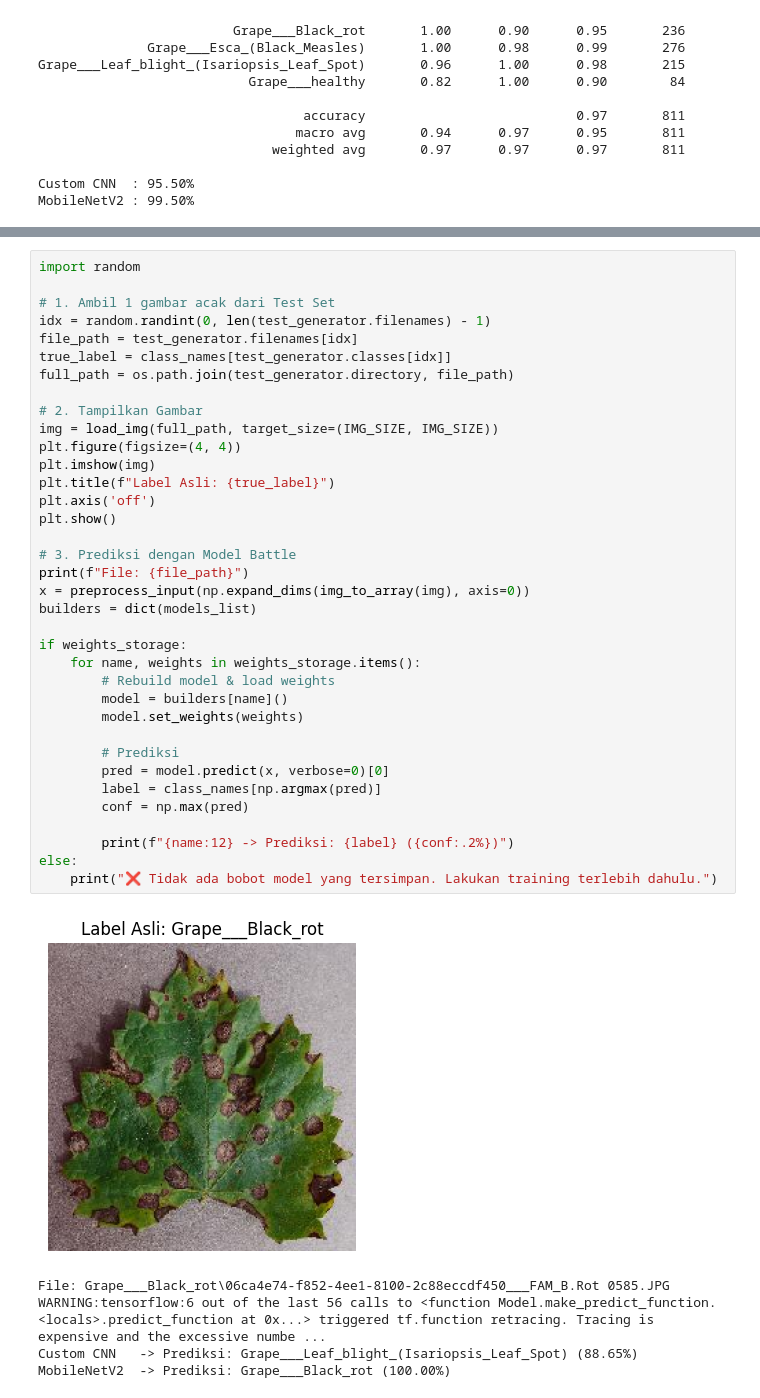
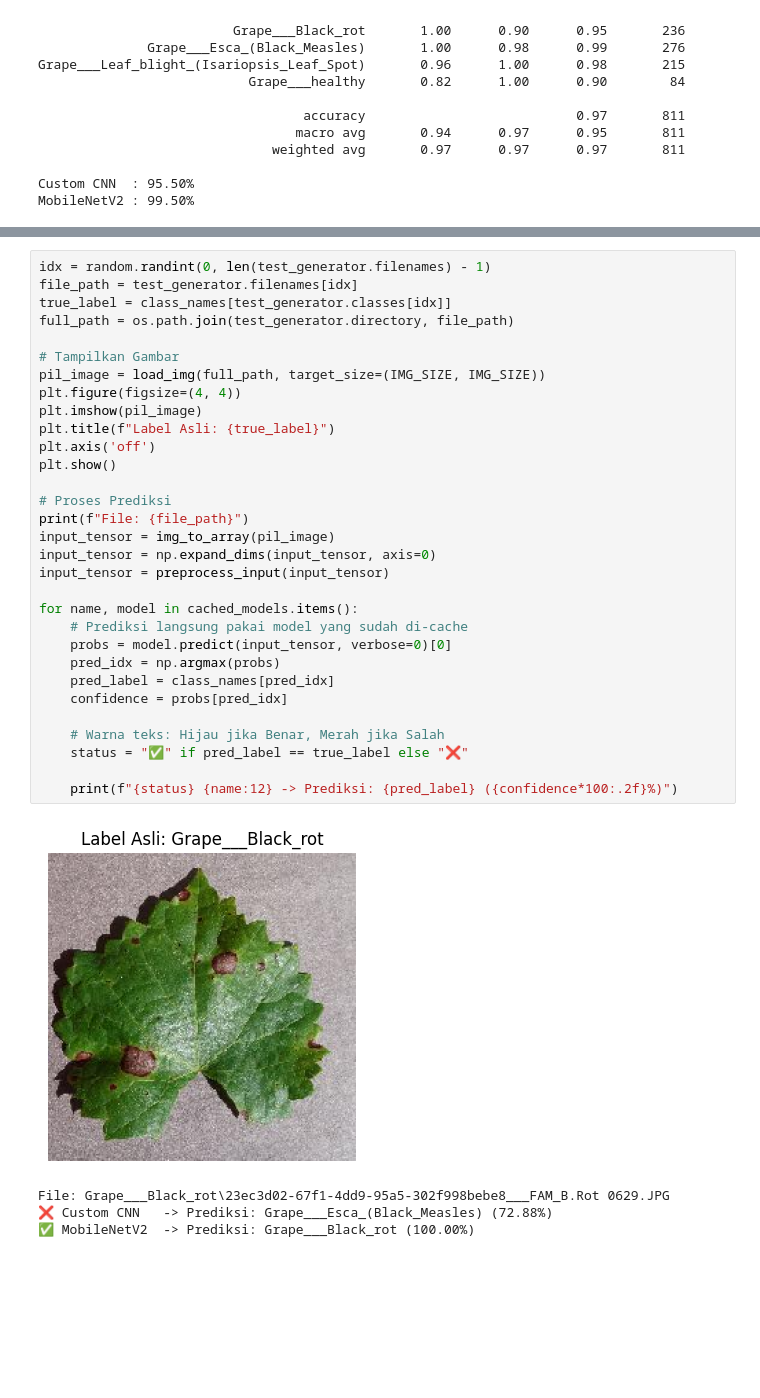
Before and after one commit to IhdalFahroni/Tubes-JST, a Jupyter notebook: Tubes-UseGPU.ipynb, the cells around one changed output, grey strips where cells are left out. Saved outputs shown, nothing was run; the diff lists cells and outputs as text; blank space fills up the shorter version.

Commit message:
add demo input

```diff
--- a/Tubes-UseGPU.ipynb
+++ b/Tubes-UseGPU.ipynb
@@ -299,42 +325,36 @@ MobileNetV2 : 99.50%
 # %%
-import random
-
-# 1. Ambil 1 gambar acak dari Test Set
 idx = random.randint(0, len(test_generator.filenames) - 1)
 file_path = test_generator.filenames[idx]
 true_label = class_names[test_generator.classes[idx]]
 full_path = os.path.join(test_generator.directory, file_path)
 
-# 2. Tampilkan Gambar
-img = load_img(full_path, target_size=(IMG_SIZE, IMG_SIZE))
+# Tampilkan Gambar
+pil_image = load_img(full_path, target_size=(IMG_SIZE, IMG_SIZE))
 plt.figure(figsize=(4, 4))
-plt.imshow(img)
+plt.imshow(pil_image)
 plt.title(f"Label Asli: {true_label}")
 plt.axis('off')
 plt.show()
 
-# 3. Prediksi dengan Model Battle
+# Proses Prediksi
 print(f"File: {file_path}")
-x = preprocess_input(np.expand_dims(img_to_array(img), axis=0))
-builders = dict(models_list)
+input_tensor = img_to_array(pil_image)
+input_tensor = np.expand_dims(input_tensor, axis=0)
+input_tensor = preprocess_input(input_tensor)
 
-if weights_storage:
-    for name, weights in weights_storage.items():
-        # Rebuild model & load weights
-        model = builders[name]()
-        model.set_weights(weights)
+for name, model in cached_models.items():
+    # Prediksi langsung pakai model yang sudah di-cache
+    probs = model.predict(input_tensor, verbose=0)[0]
+    pred_idx = np.argmax(probs)
+    pred_label = class_names[pred_idx]
+    confidence = probs[pred_idx]
 
-        # Prediksi
-        pred = model.predict(x, verbose=0)[0]
-        label = class_names[np.argmax(pred)]
-        conf = np.max(pred)
+    # Warna teks: Hijau jika Benar, Merah jika Salah
+    status = "✅" if pred_label == true_label else "❌"
 
-        print(f"{name:12} -> Prediksi: {label} ({conf:.2%})")
-else:
-    print("❌ Tidak ada bobot model yang tersimpan. Lakukan training terlebih dahulu.")
+    print(f"{status} {name:12} -> Prediksi: {pred_label} ({confidence*100:.2f}%)")
 # %% [output]
-[figure, old version]
+[figure, new version]
-File: Grape___Black_rot\06ca4e74-f852-4ee1-8100-2c88eccdf450___FAM_B.Rot 0585.JPG
-WARNING:tensorflow:6 out of the last 56 calls to <function Model.make_predict_function.<locals>.predict_function at 0x...> triggered tf.function retracing. Tracing is expensive and the excessive numbe ...
-Custom CNN   -> Prediksi: Grape___Leaf_blight_(Isariopsis_Leaf_Spot) (88.65%)
-MobileNetV2  -> Prediksi: Grape___Black_rot (100.00%)
+File: Grape___Black_rot\23ec3d02-67f1-4dd9-95a5-302f998bebe8___FAM_B.Rot 0629.JPG
+❌ Custom CNN   -> Prediksi: Grape___Esca_(Black_Measles) (72.88%)
+✅ MobileNetV2  -> Prediksi: Grape___Black_rot (100.00%)
```
Also changed, not shown: parts of 2 cells of this notebook.
